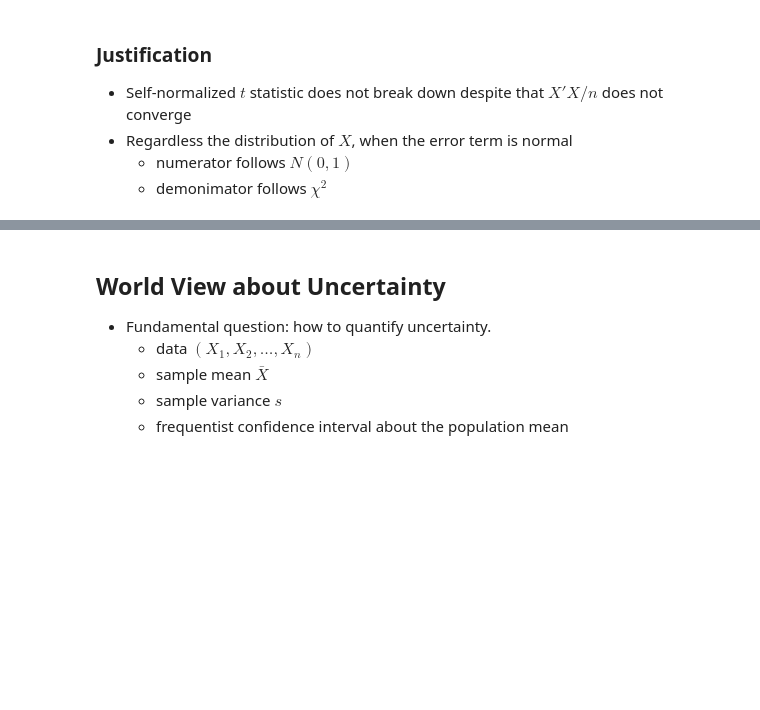
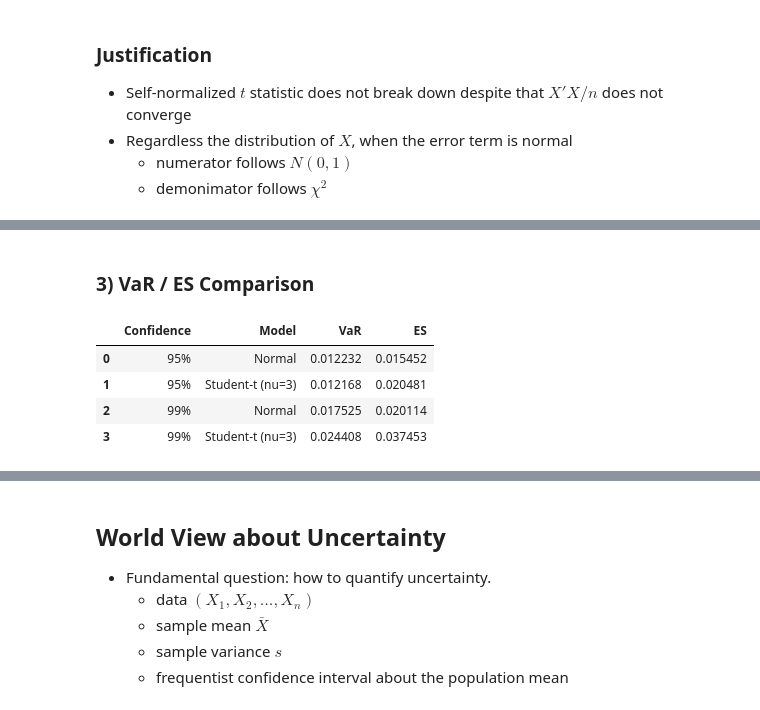
Before and after one commit to zhentaoshi/Econ5821, a Jupyter notebook: py_05_simulations.ipynb, the cells around one changed output, grey strips where cells are left out. Saved outputs shown, nothing was run; the diff lists cells and outputs as text; code cells hidden in the pictures; blank space fills up the shorter version.

```diff
--- a/py_05_simulations.ipynb
+++ b/py_05_simulations.ipynb
@@ -221,0 +375,19 @@ to be implemented in SCRP.
+# %% [markdown]
+### 3) VaR / ES Comparison
+# %%
+alphas = [0.95, 0.99]
+rows = []
+for a in alphas:
+    var_n, es_n = var_es(port_r_norm, alpha=a)
+    var_t, es_t = var_es(port_r_t, alpha=a)
+    rows.append([f"{int(a*100)}%", "Normal", var_n, es_n])
+    rows.append([f"{int(a*100)}%", f"Student-t (nu={nu})", var_t, es_t])
+
+res = pd.DataFrame(rows, columns=["Confidence", "Model", "VaR", "ES"])
+res
+# %% [output]
+|  | Confidence | Model | VaR | ES |
+| 0 | 95% | Normal | 0.012232 | 0.015452 |
+| 1 | 95% | Student-t (nu=3) | 0.012168 | 0.020481 |
+| 2 | 99% | Normal | 0.017525 | 0.020114 |
+| 3 | 99% | Student-t (nu=3) | 0.024408 | 0.037453 |
```
Also changed, not shown: parts of 10 cells of this notebook.
